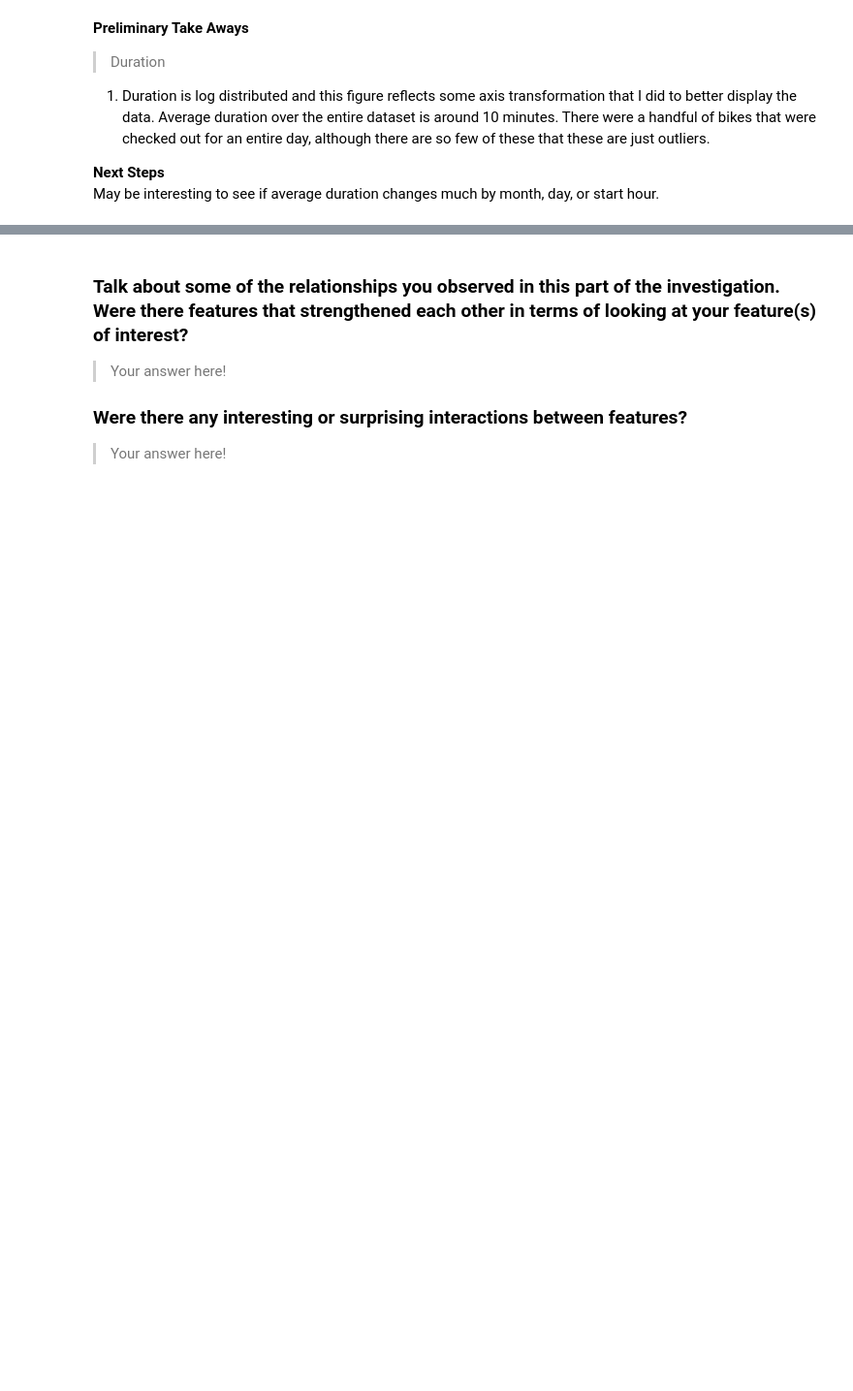
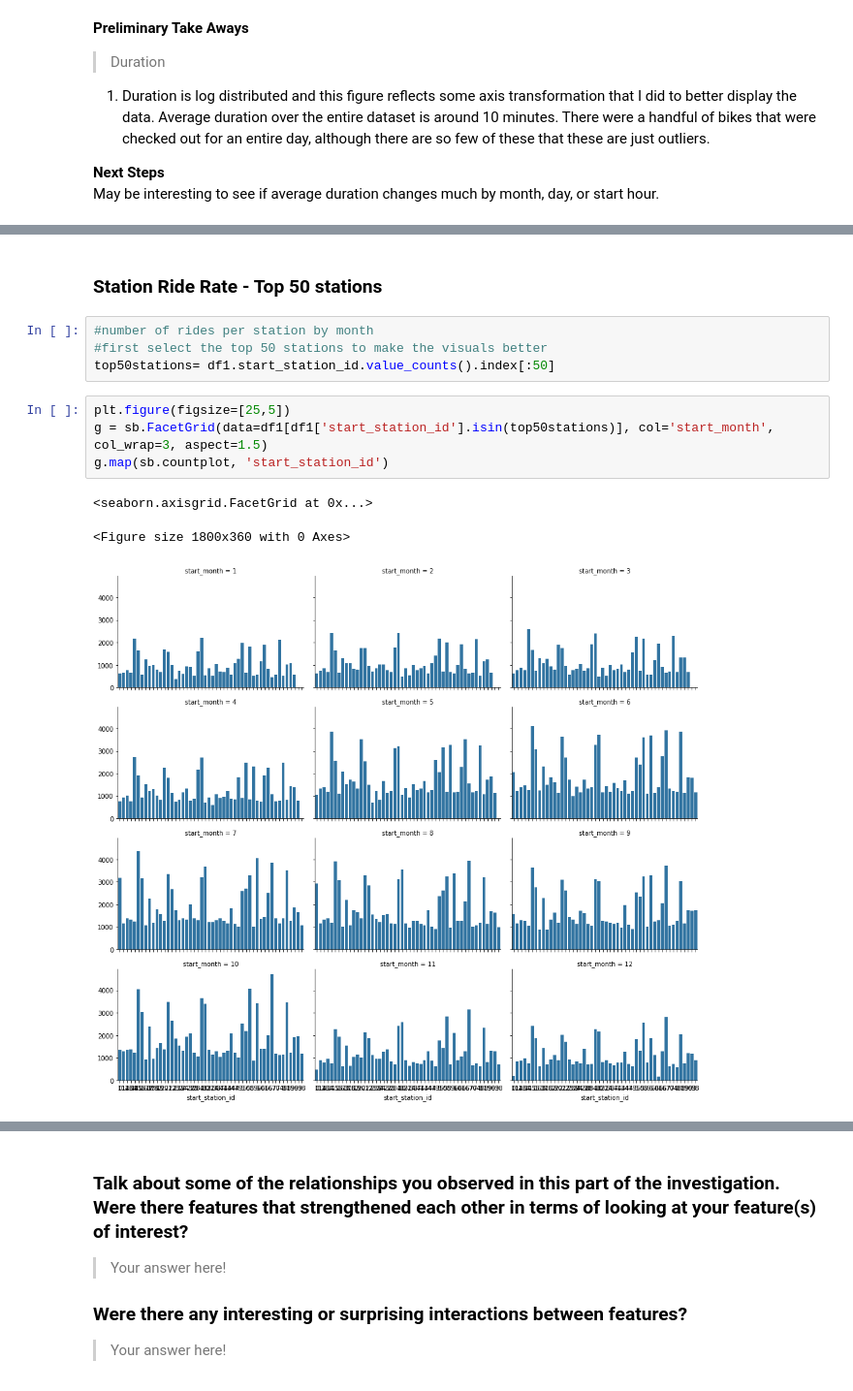
Before and after one commit to eherdter/FunData, a Jupyter notebook: FordGoBikeData_AnalysisVisualization/FordGoBike_DataVisualization.ipynb, the cells around one changed output, grey strips where cells are left out. Shown at 97% size. Cells and saved outputs as stored; diff of their text form; blank space fills up the shorter version.

```diff
--- a/FordGoBikeData_AnalysisVisualization/FordGoBike_DataVisualization.ipynb
+++ b/FordGoBikeData_AnalysisVisualization/FordGoBike_DataVisualization.ipynb
@@ -587,0 +504,14 @@ How does usage change seasonally?
+# %% [markdown]
+### Station Ride Rate - Top 50 stations
+# %%
+#number of rides per station by month
+#first select the top 50 stations to make the visuals better
+top50stations= df1.start_station_id.value_counts().index[:50]
+# %%
+plt.figure(figsize=[25,5])
+g = sb.FacetGrid(data=df1[df1['start_station_id'].isin(top50stations)], col='start_month', col_wrap=3, aspect=1.5)
+g.map(sb.countplot, 'start_station_id')
+# %% [output]
+<seaborn.axisgrid.FacetGrid at 0x...>
+<Figure size 1800x360 with 0 Axes>
+[figure, added]
```
Also changed, not shown: parts of 61 cells of this notebook.
